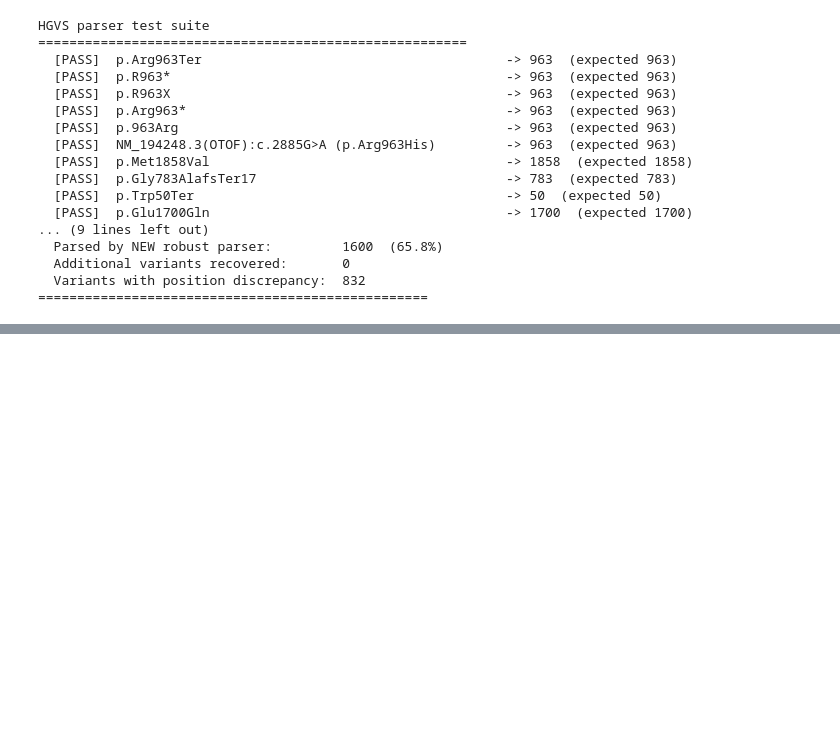
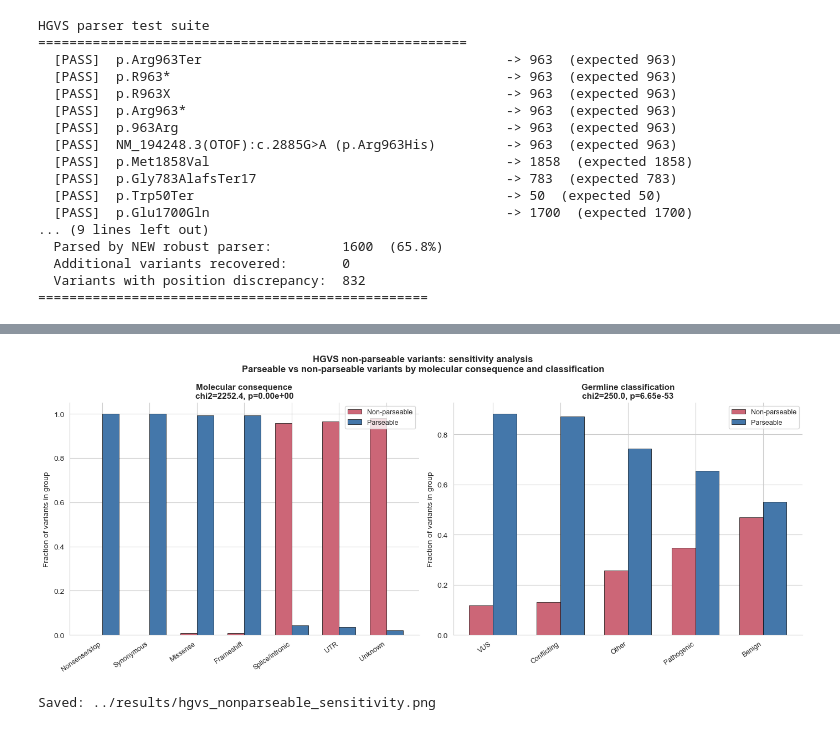
Before and after one commit to matteopira/otof-variants-integrated-analysis, a Jupyter notebook: notebooks/03-domain-mapping.ipynb, the cells around one changed output, grey strips where cells are left out. Cells and saved outputs as stored; diff of their text form; code cells hidden in the pictures; blank space fills up the shorter version.

```diff
--- a/notebooks/03-domain-mapping.ipynb
+++ b/notebooks/03-domain-mapping.ipynb
@@ -756,0 +1697,55 @@ HGVS parser test suite
+# %%
+import matplotlib.pyplot as plt
+import numpy as np
+from pathlib import Path
+
+results_dir = Path("../results")
+
+fig, axes = plt.subplots(1, 2, figsize=(14, 6))
+w = 0.35
+
+# Left: consequence
+ax = axes[0]
+cs = cons_frac.sort_values("Parseable", ascending=False)
+x  = np.arange(len(cs))
+ax.bar(x - w/2, cs["Non-parseable"], width=w, label="Non-parseable",
+       color="#CC6677", edgecolor="black", linewidth=0.5)
+ax.bar(x + w/2, cs["Parseable"],     width=w, label="Parseable",
+       color="#4477AA", edgecolor="black", linewidth=0.5)
+ax.set_xticks(x)
+ax.set_xticklabels(cs.index, rotation=35, ha="right", fontsize=9)
+ax.set_ylabel("Fraction of variants in group", fontsize=10)
+ax.set_title(f"Molecular consequence\nchi2={chi2_cons:.1f}, p={p_cons:.2e}",
+             fontsize=11, fontweight="bold")
+ax.legend(fontsize=9)
+ax.spines[["top", "right"]].set_visible(False)
+
+# Right: classification
+ax = axes[1]
+cl = cls_frac.sort_values("Parseable", ascending=False)
+x2 = np.arange(len(cl))
+ax.bar(x2 - w/2, cl["Non-parseable"], width=w, label="Non-parseable",
+       color="#CC6677", edgecolor="black", linewidth=0.5)
+ax.bar(x2 + w/2, cl["Parseable"],     width=w, label="Parseable",
+       color="#4477AA", edgecolor="black", linewidth=0.5)
+ax.set_xticks(x2)
+ax.set_xticklabels(cl.index, rotation=35, ha="right", fontsize=9)
+ax.set_ylabel("Fraction of variants in group", fontsize=10)
+ax.set_title(f"Germline classification\nchi2={chi2_cls:.1f}, p={p_cls:.2e}",
+             fontsize=11, fontweight="bold")
+ax.legend(fontsize=9)
+ax.spines[["top", "right"]].set_visible(False)
+
+fig.suptitle(
+    "HGVS non-parseable variants: sensitivity analysis\n"
+    "Parseable vs non-parseable variants by molecular consequence and classification",
+    fontsize=12, fontweight="bold",
+)
+plt.tight_layout()
+out_png = results_dir / "hgvs_nonparseable_sensitivity.png"
+plt.savefig(out_png, dpi=300, bbox_inches="tight")
+plt.show()
+print(f"Saved: {out_png}")
+# %% [output]
+[figure, added]
+Saved: ../results/hgvs_nonparseable_sensitivity.png
```
Also changed, not shown: parts of 18 cells of this notebook, 10 other files.
